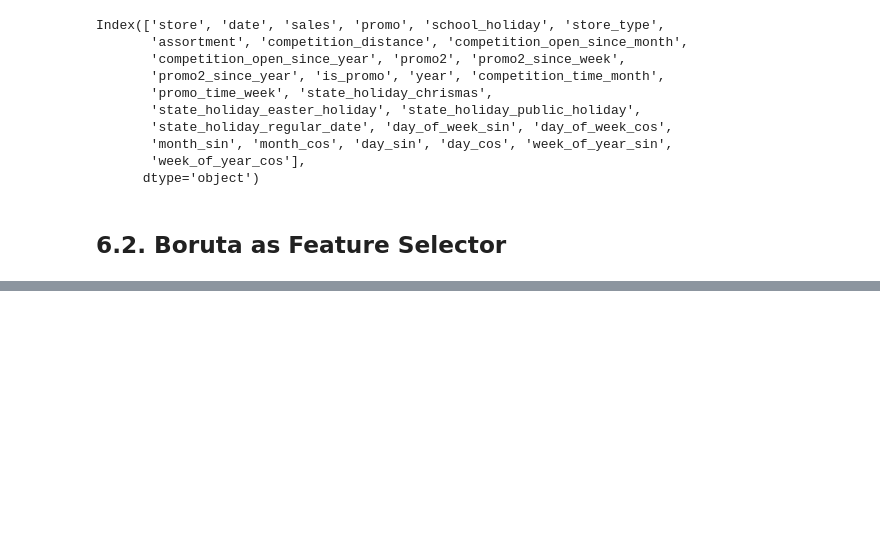
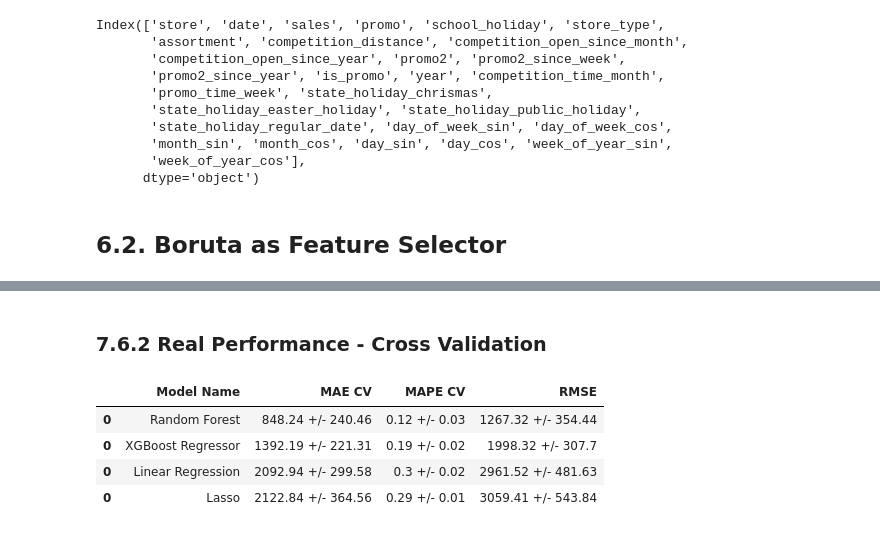
Before and after one commit to carolineado/stores_sales_prediction, a Jupyter notebook: store_sales_prediction.ipynb, the cells around one changed output, grey strips where cells are left out. Cells and saved outputs as stored; diff of their text form; code cells hidden in the pictures; blank space fills up the shorter version.

```diff
--- a/store_sales_prediction.ipynb
+++ b/store_sales_prediction.ipynb
@@ -1028,0 +1176,3 @@ cols_selected_boruta_full.extend(feat_to_add)
+# %%
+rf_result_cv = cross_validation( x_training, 5, 'Random Forest', rf, verbose=True )
+rf_result_cv
@@ -1028,0 +1212,3 @@ cols_selected_boruta_full.extend(feat_to_add)
+# %%
+xgb_result_cv = cross_validation( x_training, 5, 'XGBoost Regressor', model_xgb, verbose=True )
+xgb_result_cv
@@ -1028,0 +1241,11 @@ cols_selected_boruta_full.extend(feat_to_add)
+# %% [markdown]
+### 7.6.2 Real Performance - Cross Validation
+# %%
+modelling_result_cv = pd.concat( [lr_result_cv, lrr_result_cv, rf_result_cv, xgb_result_cv] )
+modelling_result_cv.sort_values( 'RMSE' )
+# %% [output]
+|  | Model Name | MAE CV | MAPE CV | RMSE |
+| 0 | Random Forest | 848.24 +/- 240.46 | 0.12 +/- 0.03 | 1267.32 +/- 354.44 |
+| 0 | XGBoost Regressor | 1392.19 +/- 221.31 | 0.19 +/- 0.02 | 1998.32 +/- 307.7 |
+| 0 | Linear Regression | 2092.94 +/- 299.58 | 0.3 +/- 0.02 | 2961.52 +/- 481.63 |
+| 0 | Lasso | 2122.84 +/- 364.56 | 0.29 +/- 0.01 | 3059.41 +/- 543.84 |
```
Also changed, not shown: parts of 38 cells of this notebook.
